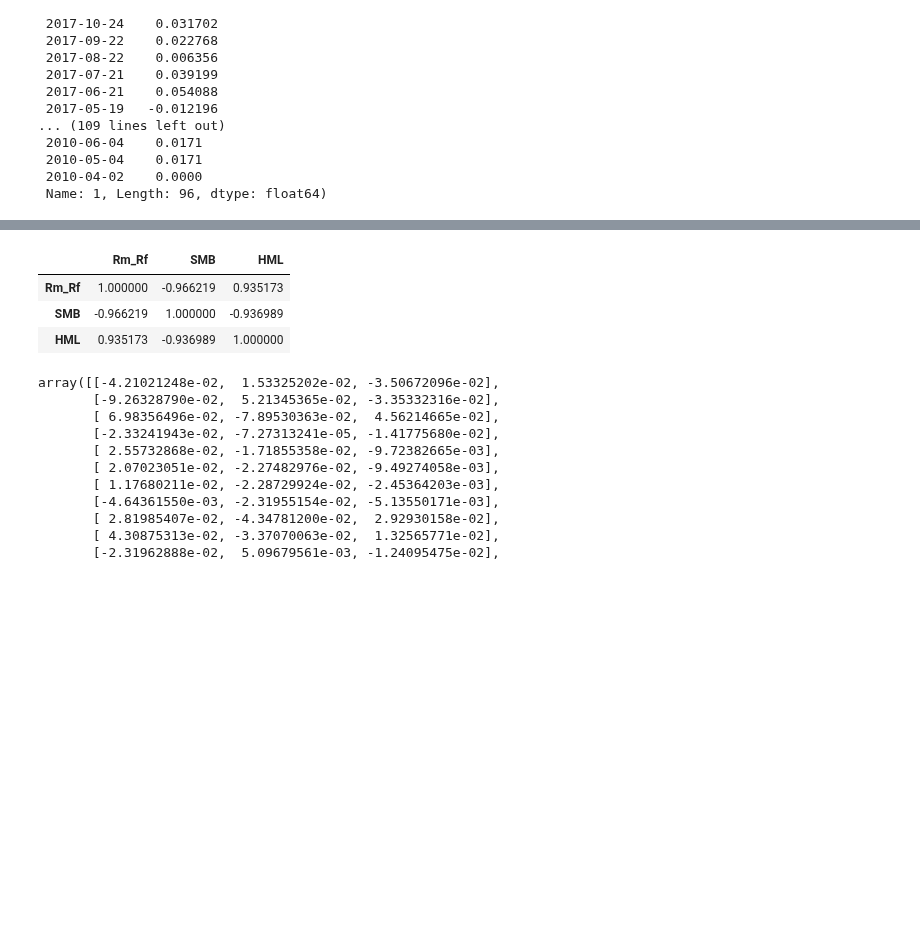
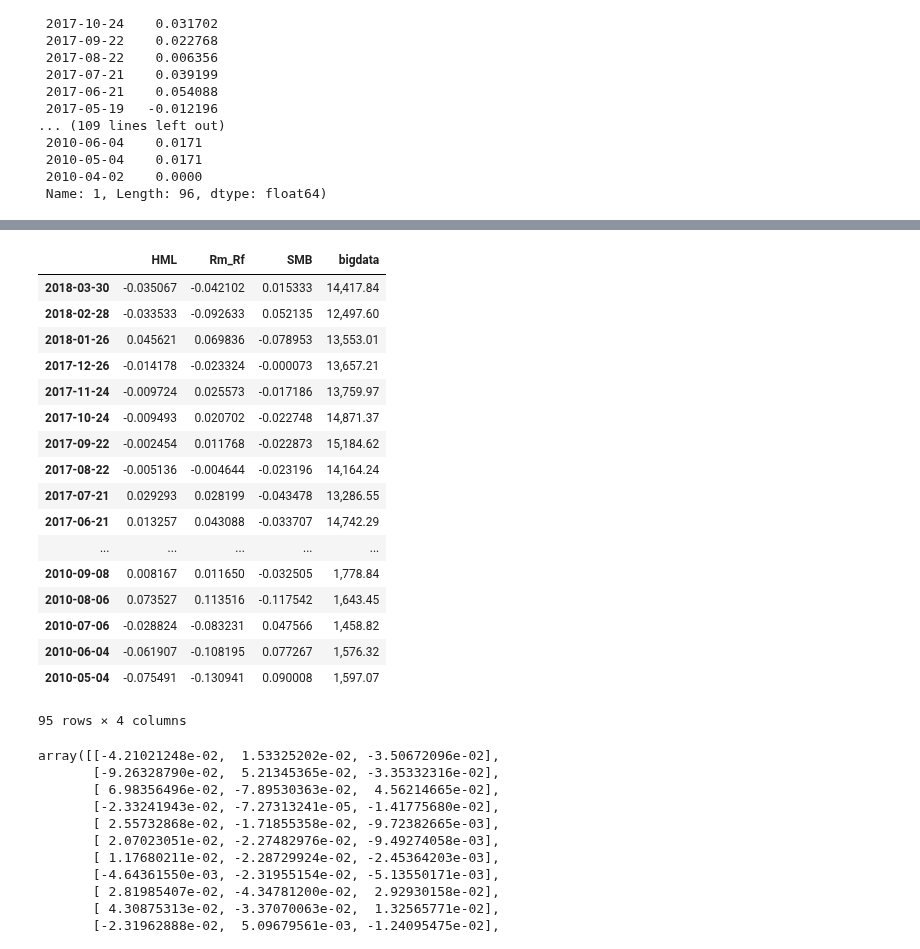
Before and after one commit to brainee/fama, a Jupyter notebook: cs/zy-fama-frech-3-generial.ipynb, the cells around one changed output, grey strips where cells are left out. Saved outputs shown, nothing was run; the diff lists cells and outputs as text; code cells hidden in the pictures; blank space fills up the shorter version.

Commit message:
add bigdata

```diff
--- a/cs/zy-fama-frech-3-generial.ipynb
+++ b/cs/zy-fama-frech-3-generial.ipynb
@@ -524,29 +545,59 @@ from statsmodels import regression
 import statsmodels.api as sm
 # %%
 #x = pd.DataFrame(index=index_date,columns=['Rm-Rf','SMB','HML'])
-Rm_Rf=Rm-Rf
-df_X=pd.DataFrame(index=index_date,columns=['Rm_Rf','SMB','HML'])
-df_X.Rm_Rf=Rm_Rf
-df_X.SMB=smb
-df_X.HML=hml
-df_X = df_X[:data_count-1]
-df_X.corr()
+def get_df_X(index_date,factors):
+    df_X=pd.DataFrame(factors,index=index_date)
+    df_X = df_X[:data_count-1]
+    return df_X
+df_X=get_df_X(index_date,{"Rm_Rf":Rm_Rf,'SMB':smb,'HML':hml,"bigdata":s_bigdata})
+
+def get_df_X2(index_date,columns,factors):
+    df_X=pd.DataFrame(index=index_date,columns=columns)
+    for index in range(len(columns)):
+        df_X[columns[index]]=factors[index]
+    df_X = df_X[:data_count-1]
+    return df_X
+# df_X=get_df_X2(index_date,['Rm_Rf','SMB','HML'],[Rm_Rf,smb,hml])
+
+df_X
+#进化了一些的方法
+# Rm_Rf=Rm-Rf
+# df_X=pd.DataFrame(index=index_date,columns=['Rm_Rf','SMB','HML'])
+# df_X.Rm_Rf=Rm_Rf
+# df_X.SMB=smb
+# df_X.HML=hml
+# df_X = df_X[:data_count-1]
+# df_X.corr()
 
 
 # 原来的计算方法
 # Rm_Rf = np.array(Rm-Rf)
 # Rm_Rf = Rm_Rf[:data_count-1]
 # SMB = np.array(smb)
 # SMB = SMB[:data_count-1]
 # print(smb,SMB)
 # HML = np.array(hml)
 # HML = HML[:data_count-1]
 # X = np.column_stack((Rm_Rf,SMB,HML))
 # %% [output]
-|  | Rm_Rf | SMB | HML |
-| Rm_Rf | 1.000000 | -0.966219 | 0.935173 |
-| SMB | -0.966219 | 1.000000 | -0.936989 |
-| HML | 0.935173 | -0.936989 | 1.000000 |
+|  | HML | Rm_Rf | SMB | bigdata |
+| 2018-03-30 | -0.035067 | -0.042102 | 0.015333 | 14,417.84 |
+| 2018-02-28 | -0.033533 | -0.092633 | 0.052135 | 12,497.60 |
+| 2018-01-26 | 0.045621 | 0.069836 | -0.078953 | 13,553.01 |
+| 2017-12-26 | -0.014178 | -0.023324 | -0.000073 | 13,657.21 |
+| 2017-11-24 | -0.009724 | 0.025573 | -0.017186 | 13,759.97 |
+| 2017-10-24 | -0.009493 | 0.020702 | -0.022748 | 14,871.37 |
+| 2017-09-22 | -0.002454 | 0.011768 | -0.022873 | 15,184.62 |
+| 2017-08-22 | -0.005136 | -0.004644 | -0.023196 | 14,164.24 |
+| 2017-07-21 | 0.029293 | 0.028199 | -0.043478 | 13,286.55 |
+| 2017-06-21 | 0.013257 | 0.043088 | -0.033707 | 14,742.29 |
+| ... | ... | ... | ... | ... |
+| 2010-09-08 | 0.008167 | 0.011650 | -0.032505 | 1,778.84 |
+| 2010-08-06 | 0.073527 | 0.113516 | -0.117542 | 1,643.45 |
+| 2010-07-06 | -0.028824 | -0.083231 | 0.047566 | 1,458.82 |
+| 2010-06-04 | -0.061907 | -0.108195 | 0.077267 | 1,576.32 |
+| 2010-05-04 | -0.075491 | -0.130941 | 0.090008 | 1,597.07 |
+95 rows × 4 columns
 # %%
 X=df_X.values
 # np.corrcoef(X,rowvar=False)
```
Also changed, not shown: parts of 8 cells of this notebook, 4 other files.
